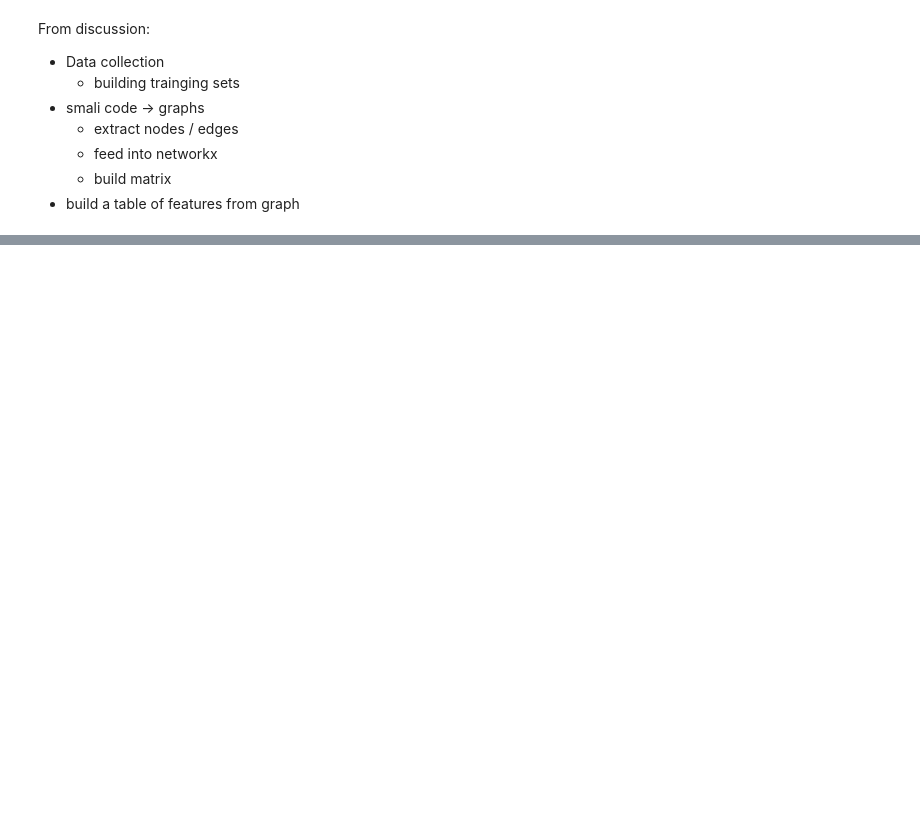
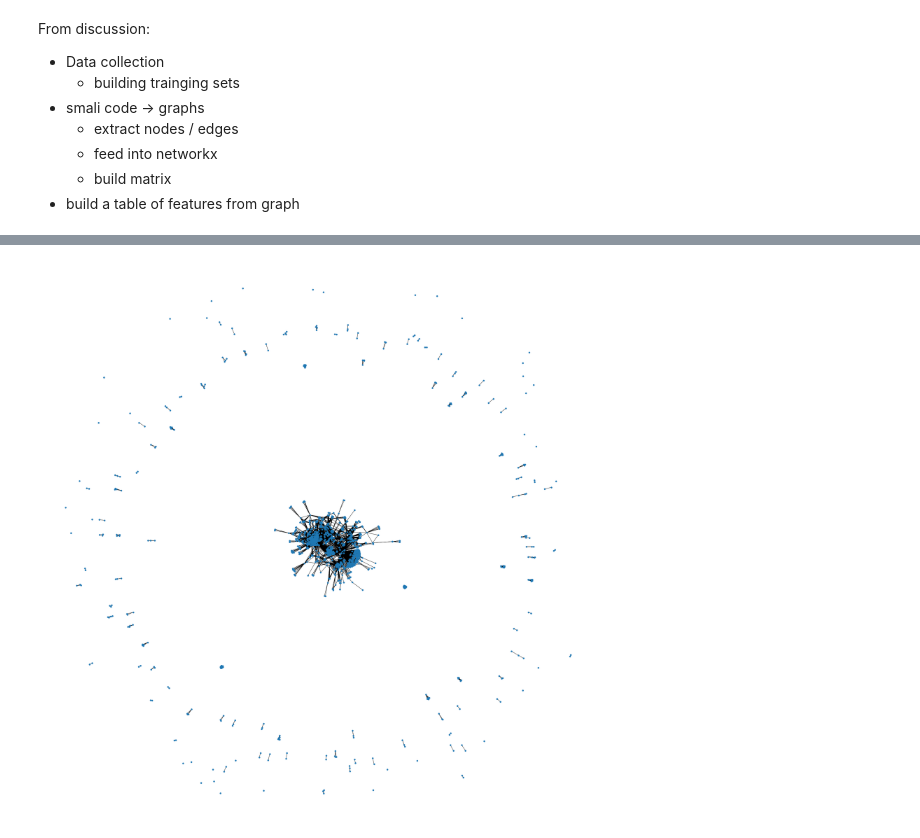
Before and after one commit to jeffliao8888/hindroid-replication, a Jupyter notebook: class_hw/w4_apiGraphs/api_code.ipynb, the cells around one changed output, grey strips where cells are left out. Cells and saved outputs as stored; diff of their text form; code cells hidden in the pictures; blank space fills up the shorter version.

```diff
--- a/class_hw/w4_apiGraphs/api_code.ipynb
+++ b/class_hw/w4_apiGraphs/api_code.ipynb
@@ -113,0 +87,5 @@ nx.draw(B, node_size=50)
+# %%
+plt.figure(figsize=(30,30))
+nx.draw(P, node_size=30)
+# %% [output]
+[figure, added]
```
Also changed, not shown: parts of 16 cells of this notebook, 5 other files.
